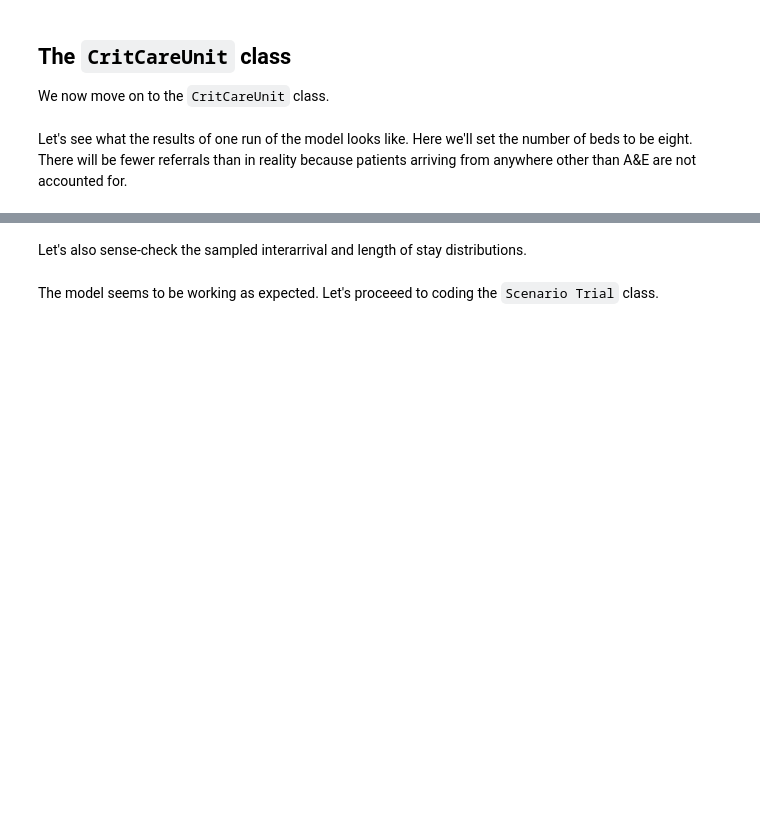
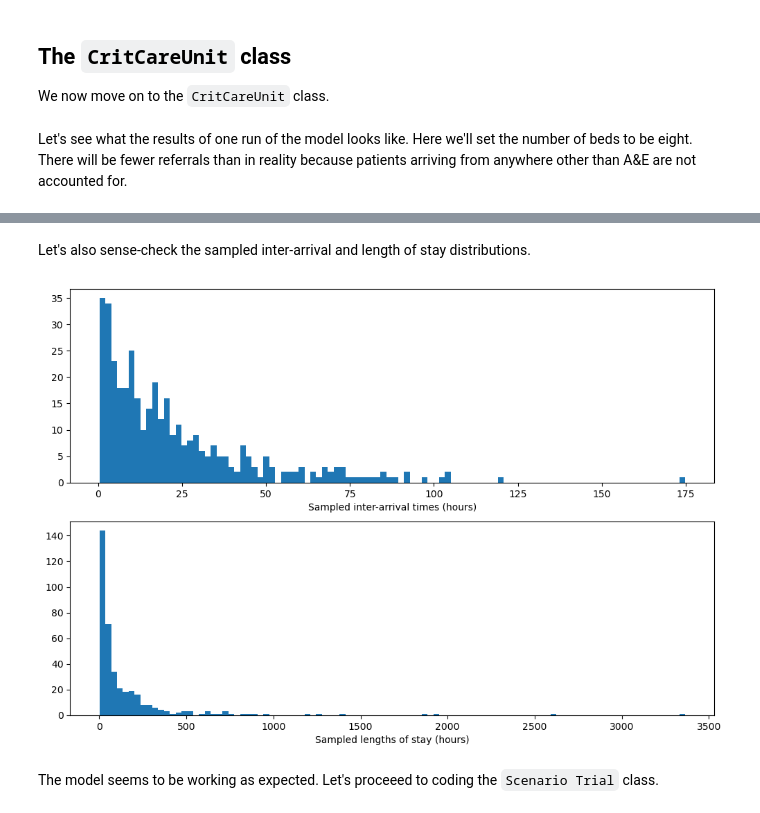
Before and after one commit to beckyexeter/hpdm097_des_assignment, a Jupyter notebook: technical_appendix/non_llm_dev_iterations/01_one-type-of-unplanned-admission.ipynb, the cells around one changed output, grey strips where cells are left out. Cells and saved outputs as stored; diff of their text form; code cells hidden in the pictures; blank space fills up the shorter version.

```diff
--- a/technical_appendix/non_llm_dev_iterations/01_one-type-of-unplanned-admission.ipynb
+++ b/technical_appendix/non_llm_dev_iterations/01_one-type-of-unplanned-admission.ipynb
@@ -65,6 +65,8 @@ class CritCareUnit:
         Mean length of stay for a patient in hours.
     stdev_len_stay : float
         Standard deviation of the length-of-stay distribution.
+    time_to_clean : float
+        The time taken for intensive cleaning of a bed in hours.
     num_beds : int
         Number of CCU beds available.
     sim_duration : float
@@ -79,13 +81,13 @@ class CritCareUnit:
         The SimPy simulation environment.
     patient_counter : int
         Running count of patients who have arrived.
-    sim_pt_objects : list of CritCarePt
+    sim_admitted_pts : list of CritCarePt
         Patient objects created after the warm-up period.
     bed : simpy.Resource
         SimPy resource representing the pool of beds.
     results_df : pandas.DataFrame
         Per-patient results (Queue Time, Length of Stay).
-    sampled_interarrival_times : list
+    sampled_inter_arrival_times : list
         The sampled interrarrival times during the simulation.
     sampled_stay_durations : list
         The sampled lengths of stay during the simulation.
@@ -100,14 +102,14 @@ class CritCareUnit:
     len_stay_dist : Lognormal
         Lognormal distribution used to sample lengths of stay.
     """
-    def __init__(self, random_seed, mean_interarrival_time,
+    def __init__(self, random_seed, mean_inter_arrival_time,
                  mean_length_of_stay, length_of_stay_std_dev, time_to_clean,
                  number_of_beds, simulation_duration, warm_up_period):
         """
         Initialise the simulation model.
         """
         self.random_seed = random_seed
-        self.mean_ia = mean_interarrival_time
+        self.mean_ia = mean_inter_arrival_time
         self.mean_len_stay = mean_length_of_stay
         self.stdev_len_stay = length_of_stay_std_dev
         self.clean_time = time_to_clean
@@ -117,21 +119,21 @@ class CritCareUnit:
         self.env = simpy.Environment()
         self.patient_counter = 0
         self.first_patient_post_warm_up = 0
-        self.sim_pt_objects = []
+        self.sim_admitted_pts = []
         self.bed = simpy.Resource(self.env, capacity=self.num_beds)
         self.results_df = pd.DataFrame()
         self.results_df["Patient ID"] = [1]
         self.results_df["Queue Time"] = [0.0]
         self.results_df["Length of Stay"] = [0.0]
         self.results_df.set_index("Patient ID", inplace=True)
-        self.sampled_interarrival_times = []
+        self.sampled_inter_arrival_times = []
         self.sampled_stay_durations = []
         self.mean_queue_time = 0.0
         self.bed_utilisation = 0.0
         self.bed_occupancy = 0.0
         ss = np.random.SeedSequence(self.random_seed)
         seeds = ss.spawn(2)
-        self.inter_arrival_dist = Exponential(mean=mean_interarrival_time,
+        self.inter_arrival_dist = Exponential(mean=mean_inter_arrival_time,
                                               random_seed=seeds[0])
         self.len_stay_dist = Lognormal(mean=mean_length_of_stay,
                                        stdev=length_of_stay_std_dev,
@@ -151,7 +153,7 @@ class CritCareUnit:
             self.env.process(self.admit_unit(p))
             sampled_inter = self.inter_arrival_dist.sample()
             if self.env.now > self.warm_up:
-                self.sampled_interarrival_times.append(sampled_inter)
+                self.sampled_inter_arrival_times.append(sampled_inter)
             yield self.env.timeout(sampled_inter)
 
     def admit_unit(self, patient):
@@ -176,7 +178,7 @@ class CritCareUnit:
                     patient.queue_time)
                 self.results_df.at[patient.id, "Length of Stay"] = (
                     sampled_len_stay)
-                self.sim_pt_objects.append(patient)
+                self.sim_admitted_pts.append(patient)
                 self.sampled_stay_durations.append(sampled_len_stay)
             yield self.env.timeout(sampled_len_stay + self.clean_time)
 
@@ -188,7 +190,7 @@ class CritCareUnit:
         the total available bed-time (beds × simulation duration), expressed
         as a percentage.
         """
-        treatment_durations = [i.time_in_ccu for i in self.sim_pt_objects]
+        treatment_durations = [i.time_in_ccu for i in self.sim_admitted_pts]
         return (sum(treatment_durations) * 100
                 / (self.num_beds * self.sim_duration))
 
@@ -222,7 +224,7 @@ Let's see what the results of one run of the model looks like. Here we'll set th
 # %%
 eight_bed_model = CritCareUnit(
     random_seed=42,
-    mean_interarrival_time=22.72,
+    mean_inter_arrival_time=22.72,
     mean_length_of_stay=128.79,
     length_of_stay_std_dev=267.51,
     time_to_clean=5,
@@ -240,11 +264,13 @@ eight_bed_model.results_df.head(20)
 # %% [markdown]
-Let's also sense-check the sampled interarrival and length of stay distributions.
+Let's also sense-check the sampled inter-arrival and length of stay distributions.
 # %%
 fig, (ax1, ax2) = plt.subplots(2, 1, figsize=(12, 8))
-_ = ax1.hist(eight_bed_model.sampled_interarrival_times, bins=100)
-_ = ax1.set_xlabel("Sampled interarrival times (hours)")
+_ = ax1.hist(eight_bed_model.sampled_inter_arrival_times, bins=100)
+_ = ax1.set_xlabel("Sampled inter-arrival times (hours)")
 _ = ax2.hist(eight_bed_model.sampled_stay_durations, bins=100)
 _ = ax2.set_xlabel("Sampled lengths of stay (hours)")
+# %% [output]
+[figure, added]
 # %% [markdown]
 The model seems to be working as expected. Let's proceeed to coding the `Scenario Trial` class.
 # %% [markdown]
```
Also changed, not shown: parts of 13 cells of this notebook, 2 other files.
